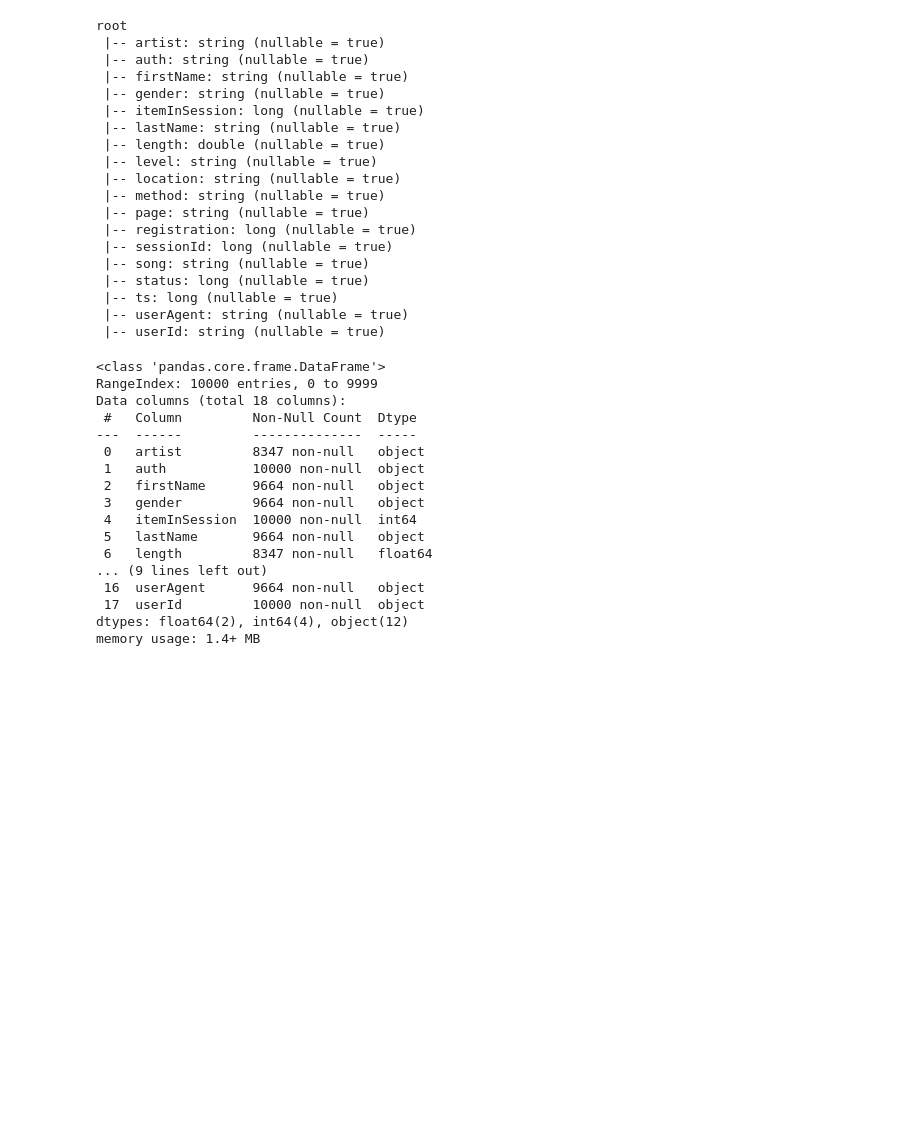
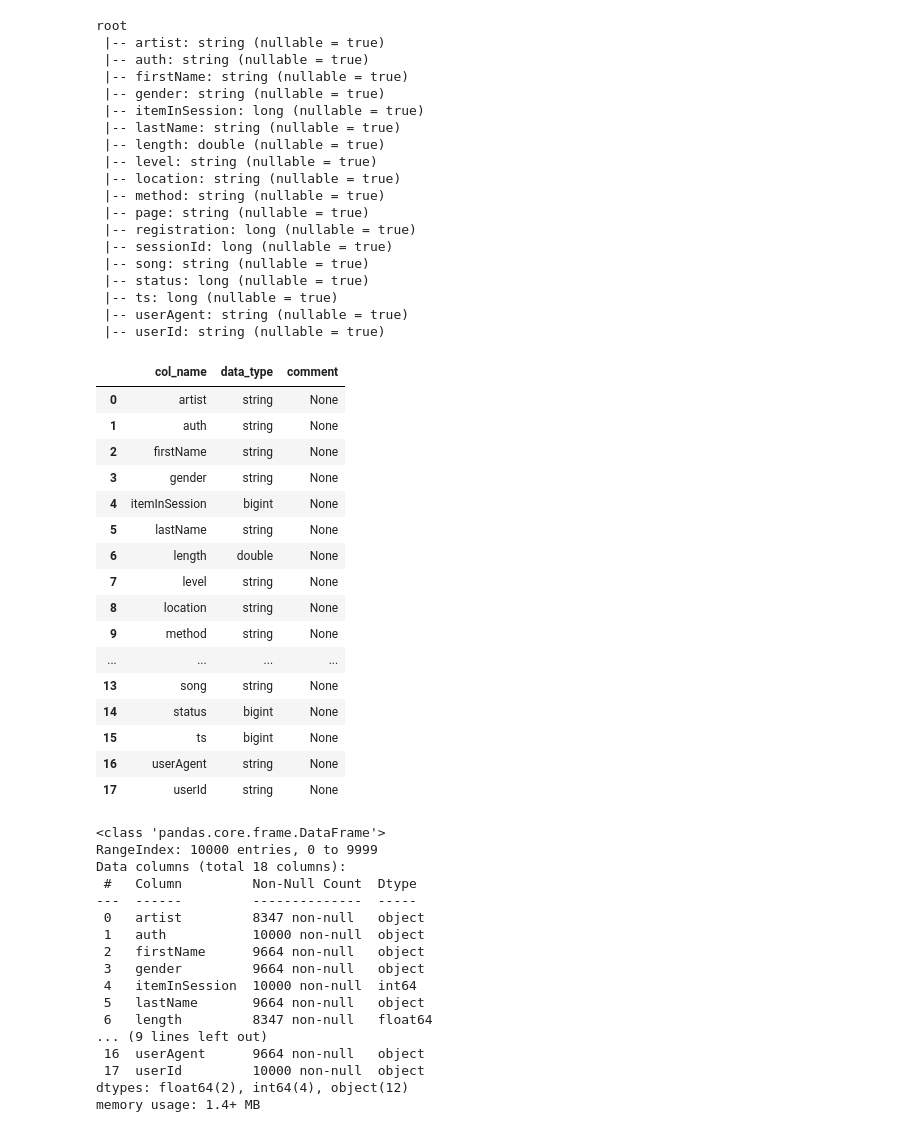
Before and after one commit to ZacksAmber/Udacity-Spark, a Jupyter notebook: Spark/4_data_wrangling.ipynb, the cells around one changed output. Drawn from its saved outputs; the diff is of its cells as text; code cells hidden in the pictures; blank space fills up the shorter version.

```diff
--- a/Spark/4_data_wrangling.ipynb
+++ b/Spark/4_data_wrangling.ipynb
@@ -101,6 +71,26 @@ root
  |-- ts: long (nullable = true)
  |-- userAgent: string (nullable = true)
  |-- userId: string (nullable = true)
+# %%
+spark.sql("DESCRIBE user_log_view").toPandas()
+# %% [output]
+|  | col_name | data_type | comment |
+| 0 | artist | string | None |
+| 1 | auth | string | None |
+| 2 | firstName | string | None |
+| 3 | gender | string | None |
+| 4 | itemInSession | bigint | None |
+| 5 | lastName | string | None |
+| 6 | length | double | None |
+| 7 | level | string | None |
+| 8 | location | string | None |
+| 9 | method | string | None |
+| ... | ... | ... | ... |
+| 13 | song | string | None |
+| 14 | status | bigint | None |
+| 15 | ts | bigint | None |
+| 16 | userAgent | string | None |
+| 17 | userId | string | None |
 # %%
 user_log_pandas.info()
 # %% [output]
```
Also changed, not shown: parts of 38 cells of this notebook.
